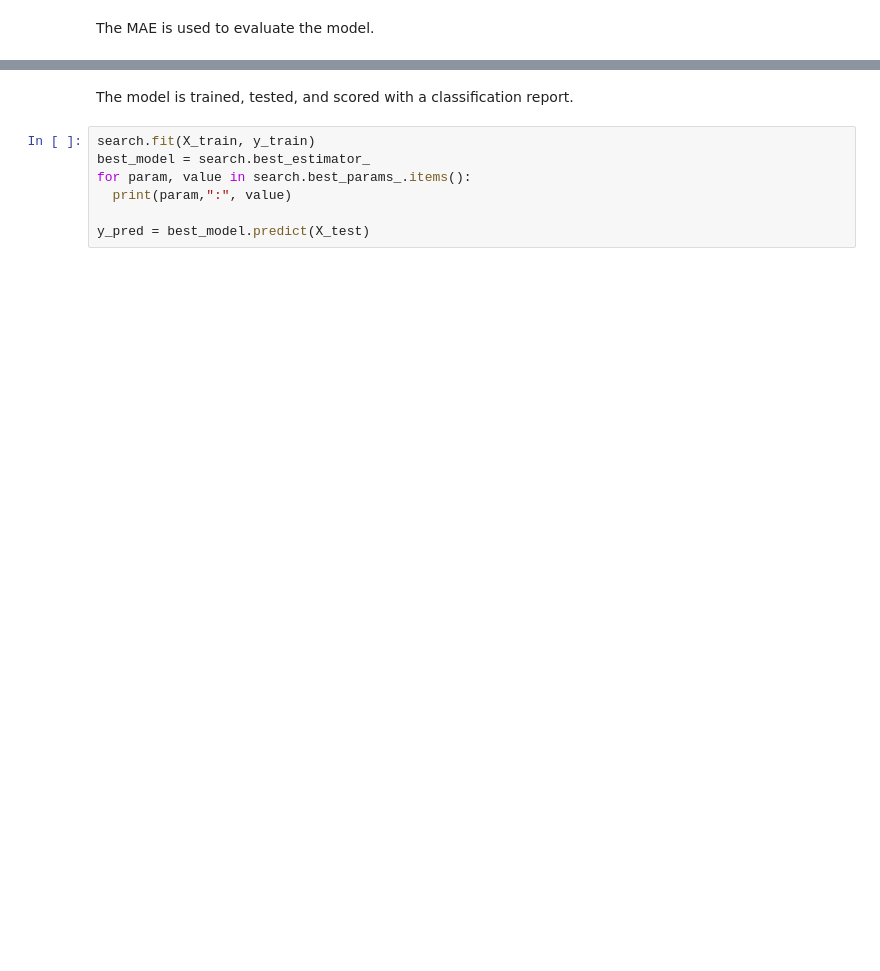
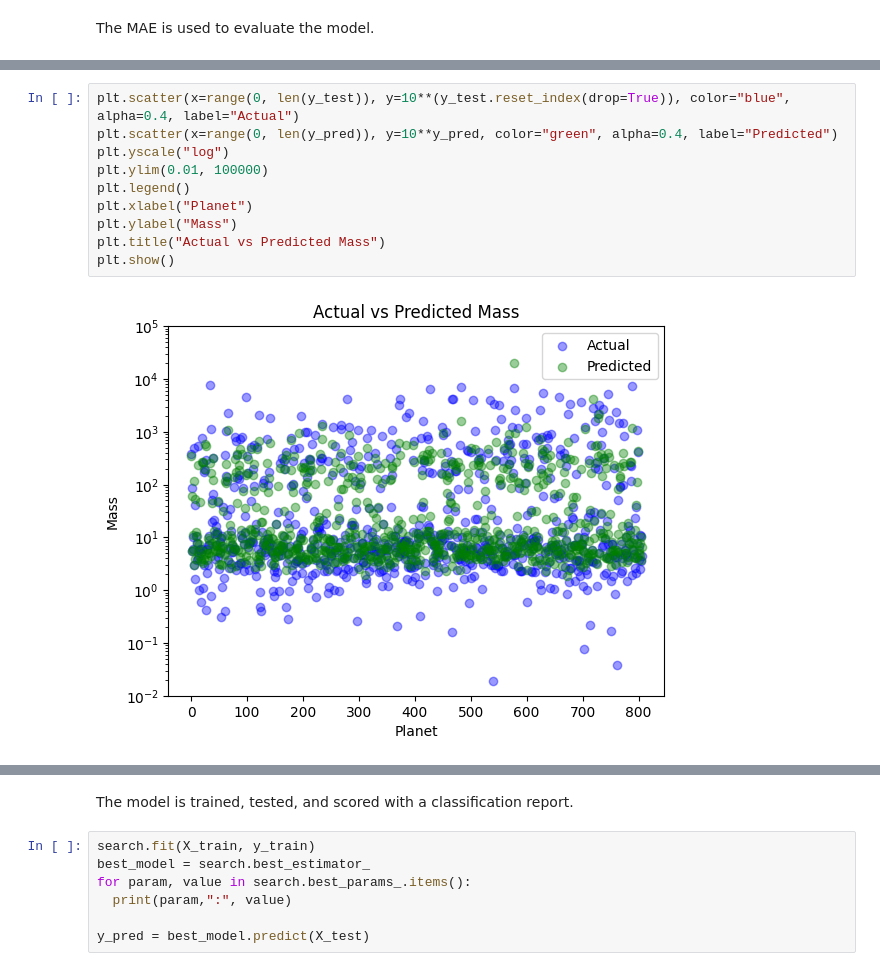
Before and after one commit to Dworlock11/Exoplanet-Machine-Learning-Analysis, a Jupyter notebook: Exoplanet_Habitability_Analysis.ipynb, the cells around one changed output, grey strips where cells are left out. Drawn from its saved outputs; the diff is of its cells as text; blank space fills up the shorter version.

```diff
--- a/Exoplanet_Habitability_Analysis.ipynb
+++ b/Exoplanet_Habitability_Analysis.ipynb
@@ -459,0 +644,12 @@ The model performs reasonably well across all metrics.
+# %%
+plt.scatter(x=range(0, len(y_test)), y=10**(y_test.reset_index(drop=True)), color="blue", alpha=0.4, label="Actual")
+plt.scatter(x=range(0, len(y_pred)), y=10**y_pred, color="green", alpha=0.4, label="Predicted")
+plt.yscale("log")
+plt.ylim(0.01, 100000)
+plt.legend()
+plt.xlabel("Planet")
+plt.ylabel("Mass")
+plt.title("Actual vs Predicted Mass")
+plt.show()
+# %% [output]
+[figure, added]
```
Also changed, not shown: parts of 105 cells of this notebook.
